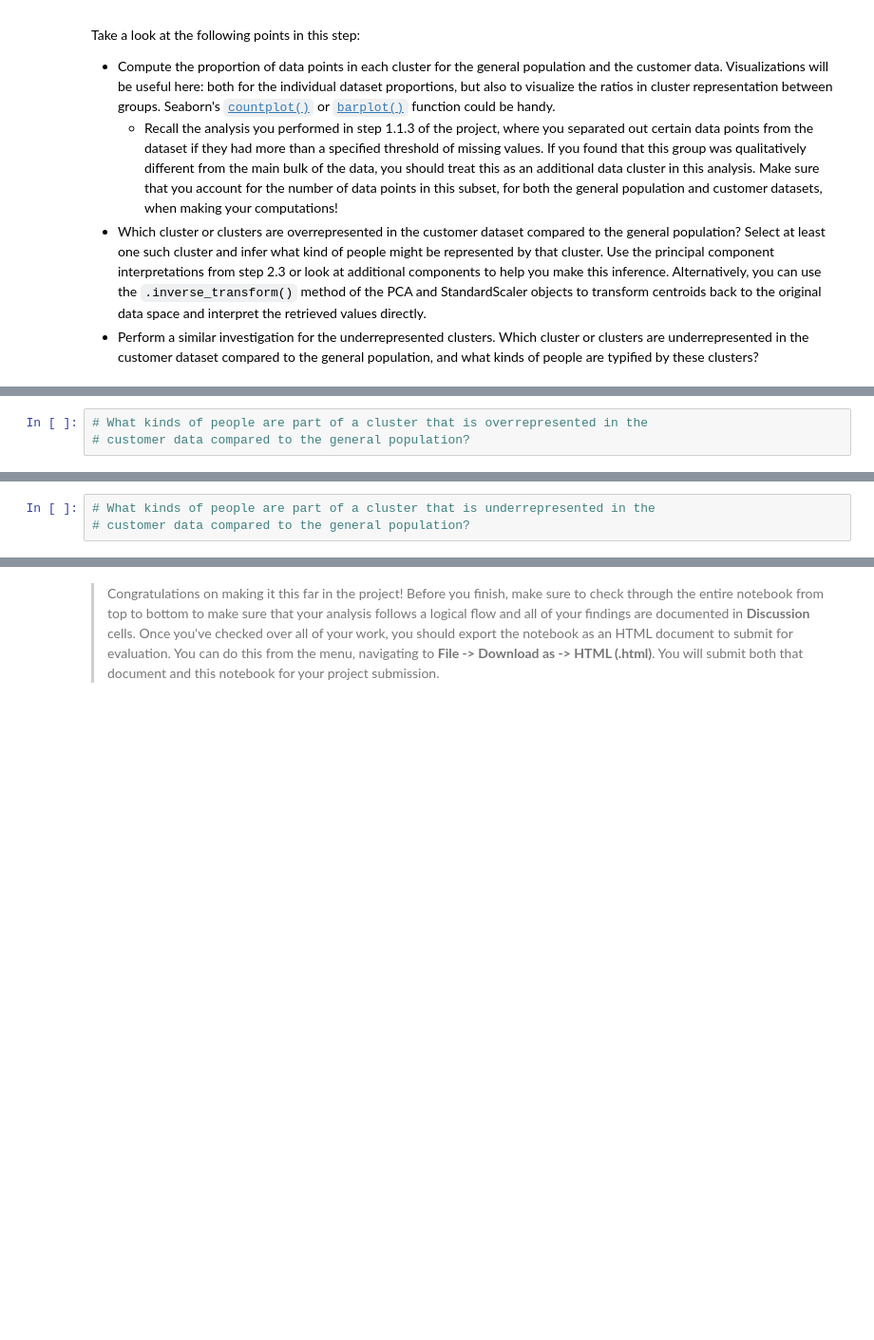
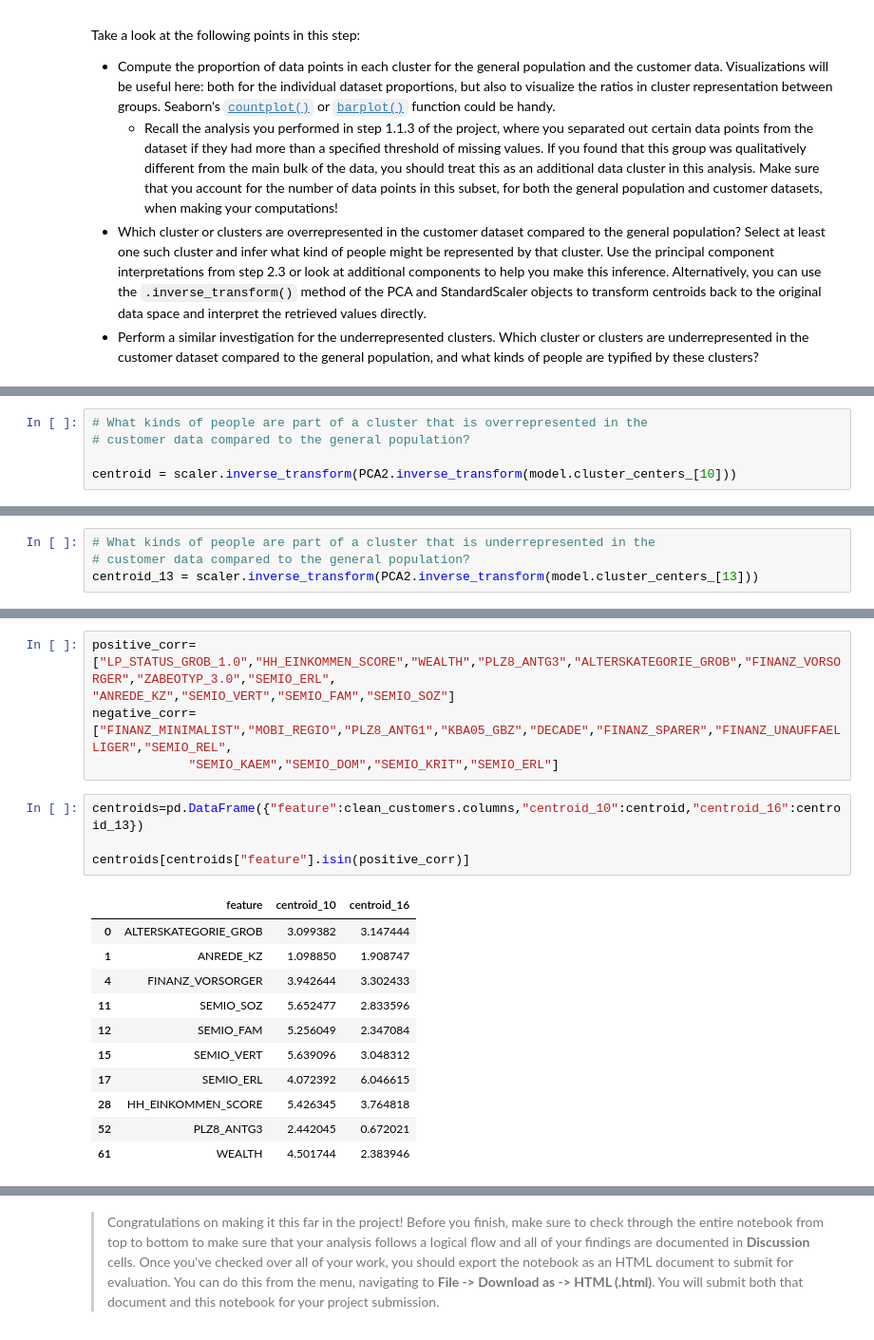
Before and after one commit to richard-madu/customer_classifier, a Jupyter notebook: Identify_Customer_Segments (1).ipynb, the cells around one changed output, grey strips where cells are left out. Shown at 95% size. Saved outputs shown, nothing was run; the diff lists cells and outputs as text; blank space fills up the shorter version.

```diff
--- a/Identify_Customer_Segments (1).ipynb
+++ b/Identify_Customer_Segments (1).ipynb
@@ -704,3 +819,5 @@ Take a look at the following points in this step:
 # %%
 # What kinds of people are part of a cluster that is overrepresented in the
 # customer data compared to the general population?
+
+centroid = scaler.inverse_transform(PCA2.inverse_transform(model.cluster_centers_[10]))
@@ -707,3 +847,4 @@ Take a look at the following points in this step:
 # %%
 # What kinds of people are part of a cluster that is underrepresented in the
 # customer data compared to the general population?
+centroid_13 = scaler.inverse_transform(PCA2.inverse_transform(model.cluster_centers_[13]))
@@ -713,0 +873,21 @@ Take a look at the following points in this step:
+# %%
+positive_corr=["LP_STATUS_GROB_1.0","HH_EINKOMMEN_SCORE","WEALTH","PLZ8_ANTG3","ALTERSKATEGORIE_GROB","FINANZ_VORSORGER","ZABEOTYP_3.0","SEMIO_ERL",
+"ANREDE_KZ","SEMIO_VERT","SEMIO_FAM","SEMIO_SOZ"]
+negative_corr=["FINANZ_MINIMALIST","MOBI_REGIO","PLZ8_ANTG1","KBA05_GBZ","DECADE","FINANZ_SPARER","FINANZ_UNAUFFAELLIGER","SEMIO_REL",
+             "SEMIO_KAEM","SEMIO_DOM","SEMIO_KRIT","SEMIO_ERL"]
+# %%
+centroids=pd.DataFrame({"feature":clean_customers.columns,"centroid_10":centroid,"centroid_16":centroid_13})
+
+centroids[centroids["feature"].isin(positive_corr)]
+# %% [output]
+|  | feature | centroid_10 | centroid_16 |
+| 0 | ALTERSKATEGORIE_GROB | 3.099382 | 3.147444 |
+| 1 | ANREDE_KZ | 1.098850 | 1.908747 |
+| 4 | FINANZ_VORSORGER | 3.942644 | 3.302433 |
+| 11 | SEMIO_SOZ | 5.652477 | 2.833596 |
+| 12 | SEMIO_FAM | 5.256049 | 2.347084 |
+| 15 | SEMIO_VERT | 5.639096 | 3.048312 |
+| 17 | SEMIO_ERL | 4.072392 | 6.046615 |
+| 28 | HH_EINKOMMEN_SCORE | 5.426345 | 3.764818 |
+| 52 | PLZ8_ANTG3 | 2.442045 | 0.672021 |
+| 61 | WEALTH | 4.501744 | 2.383946 |
```
Also changed, not shown: parts of 24 cells of this notebook, 1 other file.
